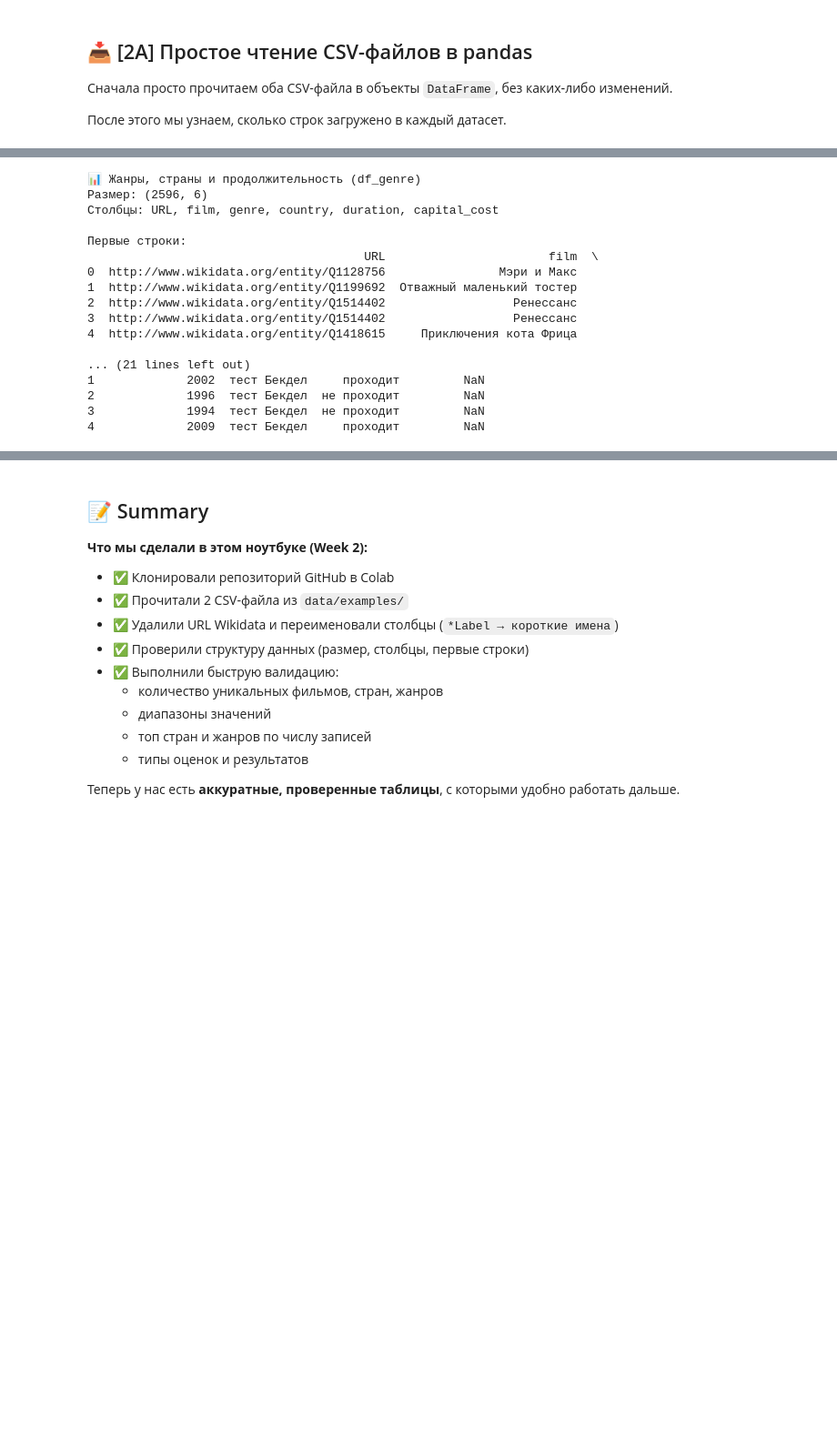
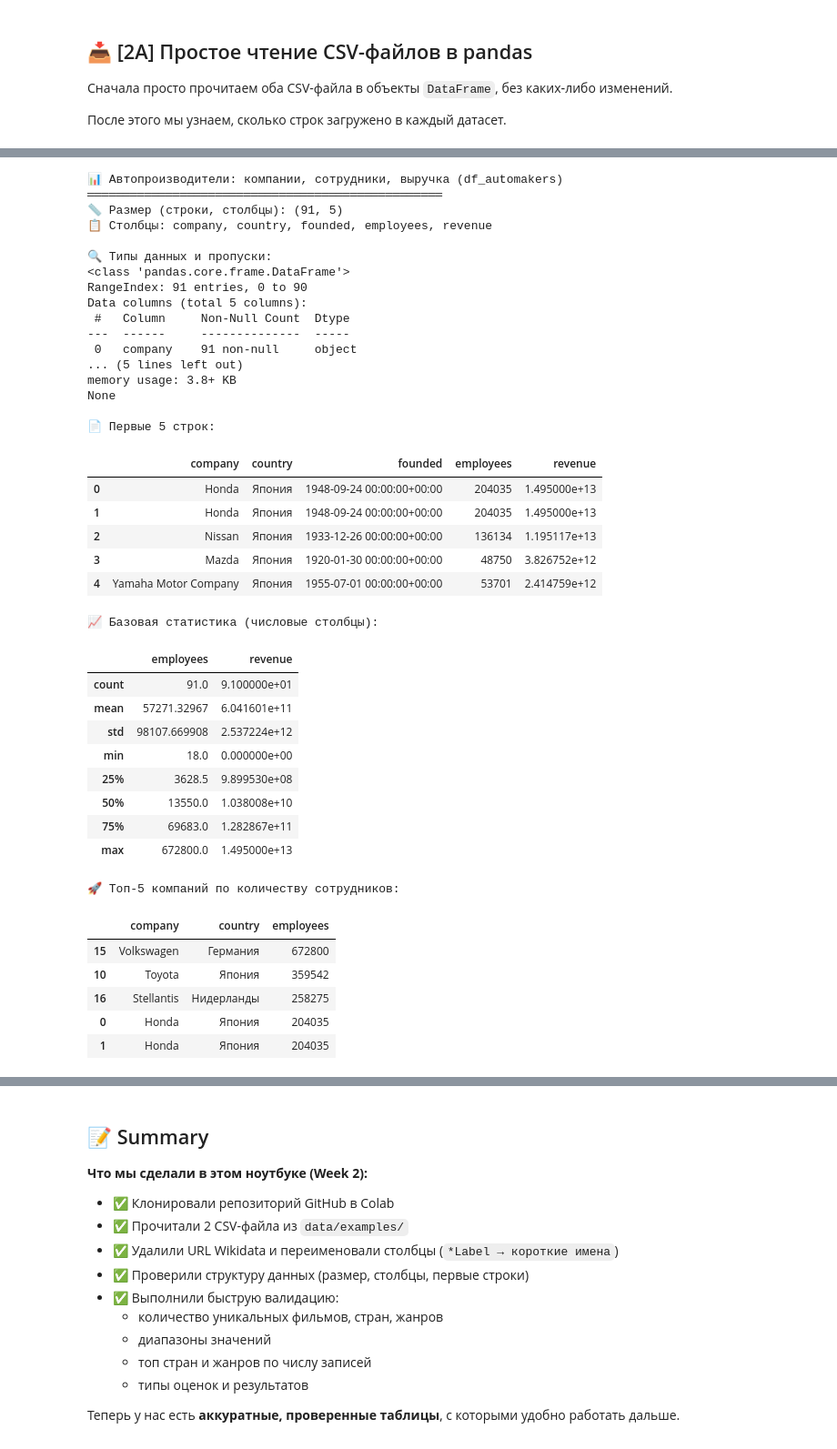
Before and after one commit to LinarBiktimerov/python-ai-Biktimerov-Linar, a Jupyter notebook: notebooks/week2b_read_csv.ipynb, the cells around one changed output, grey strips where cells are left out. Shown at 91% size. Saved outputs shown, nothing was run; the diff lists cells and outputs as text; code cells hidden in the pictures; blank space fills up the shorter version.

```diff
--- a/notebooks/week2b_read_csv.ipynb
+++ b/notebooks/week2b_read_csv.ipynb
@@ -127,31 +142,65 @@ print("\n✅ Данные готовы к анализу")
 # %%
 def show_info(df, name, n=5):
-    """Краткий обзор DataFrame: имя, размер, список столбцов и первые строки."""
+    """Краткий обзор DataFrame: имя, размер, список столбцов, типы и первые строки."""
     print(f"\n📊 {name}")
-    print("Размер:", df.shape)
-    print("Столбцы:", ", ".join(df.columns))
-    print("\nПервые строки:")
-    print(df.head(n))
+    print("═" * 50)
+    print("📏 Размер (строки, столбцы):", df.shape)
+    print("📋 Столбцы:", ", ".join(df.columns))
+    print("\n🔍 Типы данных и пропуски:")
+    print(df.info())
+    print(f"\n📄 Первые {n} строк:")
+    display(df.head(n))
+    print("\n📈 Базовая статистика (числовые столбцы):")
+    display(df.describe(include='number'))
 
-# 🔍 Шаг 3. Обзор данных
+# 🔍 Шаг 3. Обзор данных для автопроизводителей
 
-show_info(df_genre, "Жанры, страны и продолжительность (df_genre)")
-show_info(df_assessment, "Год выпуска, оценки и рейтинги (df_assessment)")
+show_info(df_automakers, "Автопроизводители: компании, сотрудники, выручка (df_automakers)")
+
+# 🎁 Бонус: быстрый анализ по ключевым метрикам
+print("\n🚀 Топ-5 компаний по количеству сотрудников:")
+display(df_automakers.nlargest(5, "employees")[["company", "country", "employees"]])
+
+print("\n💰 Топ-5 компаний по выручке:")
+display(df_automakers.nlargest(5, "revenue")[["company", "country", "revenue"]])
 # %% [output]
-📊 Жанры, страны и продолжительность (df_genre)
-Размер: (2596, 6)
-Столбцы: URL, film, genre, country, duration, capital_cost
+📊 Автопроизводители: компании, сотрудники, выручка (df_automakers)
+══════════════════════════════════════════════════
+📏 Размер (строки, столбцы): (91, 5)
+📋 Столбцы: company, country, founded, employees, revenue
 
-Первые строки:
-                                       URL                       film  \
-0  http://www.wikidata.org/entity/Q1128756                Мэри и Макс
-1  http://www.wikidata.org/entity/Q1199692  Отважный маленький тостер
-2  http://www.wikidata.org/entity/Q1514402                  Ренессанс
-3  http://www.wikidata.org/entity/Q1514402                  Ренессанс
-4  http://www.wikidata.org/entity/Q1418615     Приключения кота Фрица
+🔍 Типы данных и пропуски:
+<class 'pandas.core.frame.DataFrame'>
+RangeIndex: 91 entries, 0 to 90
+Data columns (total 5 columns):
+ #   Column     Non-Null Count  Dtype
+---  ------     --------------  -----
+ 0   company    91 non-null     object
+... (5 lines left out)
+memory usage: 3.8+ KB
+None
 
-... (21 lines left out)
-1             2002  тест Бекдел     проходит         NaN
-2             1996  тест Бекдел  не проходит         NaN
-3             1994  тест Бекдел  не проходит         NaN
-4             2009  тест Бекдел     проходит         NaN
+📄 Первые 5 строк:
+|  | company | country | founded | employees | revenue |
+| 0 | Honda | Япония | 1948-09-24 00:00:00+00:00 | 204035 | 1.495000e+13 |
+| 1 | Honda | Япония | 1948-09-24 00:00:00+00:00 | 204035 | 1.495000e+13 |
+| 2 | Nissan | Япония | 1933-12-26 00:00:00+00:00 | 136134 | 1.195117e+13 |
+| 3 | Mazda | Япония | 1920-01-30 00:00:00+00:00 | 48750 | 3.826752e+12 |
+| 4 | Yamaha Motor Company | Япония | 1955-07-01 00:00:00+00:00 | 53701 | 2.414759e+12 |
+📈 Базовая статистика (числовые столбцы):
+|  | employees | revenue |
+| count | 91.0 | 9.100000e+01 |
+| mean | 57271.32967 | 6.041601e+11 |
+| std | 98107.669908 | 2.537224e+12 |
+| min | 18.0 | 0.000000e+00 |
+| 25% | 3628.5 | 9.899530e+08 |
+| 50% | 13550.0 | 1.038008e+10 |
+| 75% | 69683.0 | 1.282867e+11 |
+| max | 672800.0 | 1.495000e+13 |
+🚀 Топ-5 компаний по количеству сотрудников:
+|  | company | country | employees |
+| 15 | Volkswagen | Германия | 672800 |
+| 10 | Toyota | Япония | 359542 |
+| 16 | Stellantis | Нидерланды | 258275 |
+| 0 | Honda | Япония | 204035 |
+| 1 | Honda | Япония | 204035 |
```
Also changed, not shown: parts of 11 cells of this notebook.
